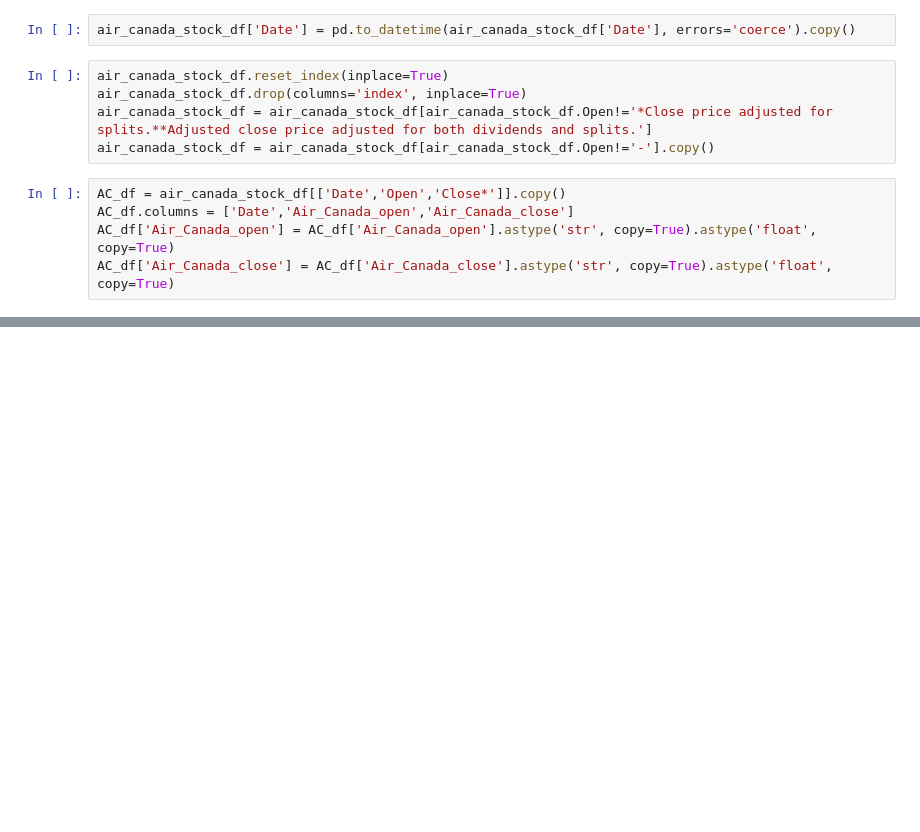
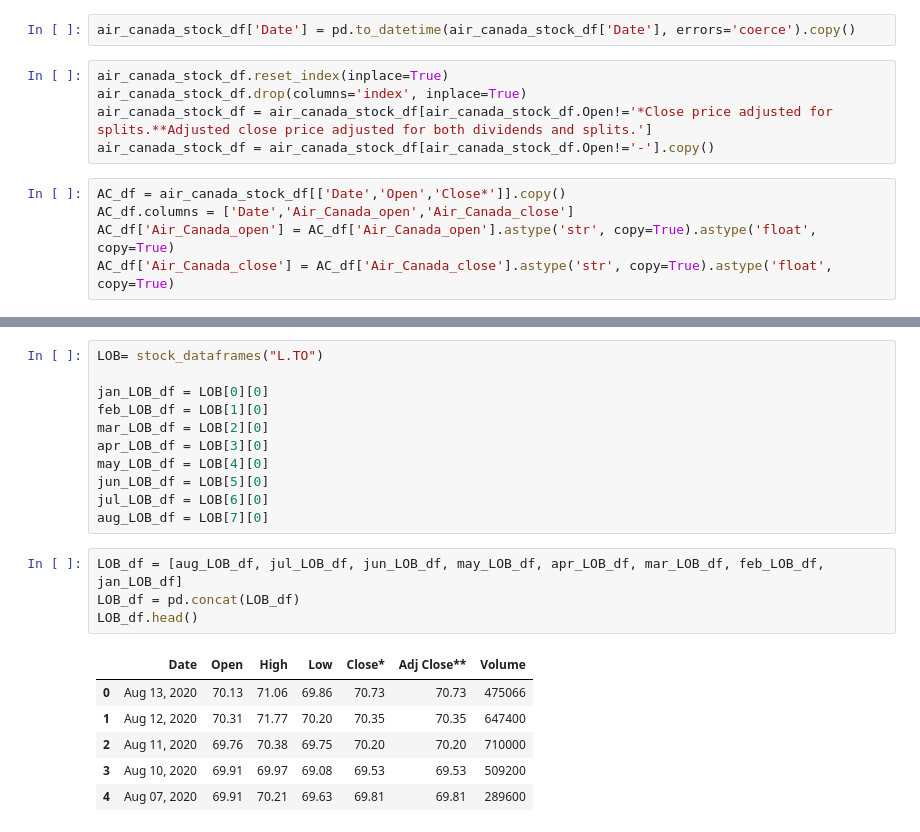
Before and after one commit to angelasivirich/Finance-Yahoo-ETL, a Jupyter notebook: Finance_Yahoo.ipynb, the cells around one changed output, grey strips where cells are left out. Drawn from its saved outputs; the diff is of its cells as text; blank space fills up the shorter version.

```diff
--- a/Finance_Yahoo.ipynb
+++ b/Finance_Yahoo.ipynb
@@ -188,0 +241,22 @@ AC_df.head()
+# %%
+LOB= stock_dataframes("L.TO")
+
+jan_LOB_df = LOB[0][0]
+feb_LOB_df = LOB[1][0]
+mar_LOB_df = LOB[2][0]
+apr_LOB_df = LOB[3][0]
+may_LOB_df = LOB[4][0]
+jun_LOB_df = LOB[5][0]
+jul_LOB_df = LOB[6][0]
+aug_LOB_df = LOB[7][0]
+# %%
+LOB_df = [aug_LOB_df, jul_LOB_df, jun_LOB_df, may_LOB_df, apr_LOB_df, mar_LOB_df, feb_LOB_df, jan_LOB_df]
+LOB_df = pd.concat(LOB_df)
+LOB_df.head()
+# %% [output]
+|  | Date | Open | High | Low | Close* | Adj Close** | Volume |
+| 0 | Aug 13, 2020 | 70.13 | 71.06 | 69.86 | 70.73 | 70.73 | 475066 |
+| 1 | Aug 12, 2020 | 70.31 | 71.77 | 70.20 | 70.35 | 70.35 | 647400 |
+| 2 | Aug 11, 2020 | 69.76 | 70.38 | 69.75 | 70.20 | 70.20 | 710000 |
+| 3 | Aug 10, 2020 | 69.91 | 69.97 | 69.08 | 69.53 | 69.53 | 509200 |
+| 4 | Aug 07, 2020 | 69.91 | 70.21 | 69.63 | 69.81 | 69.81 | 289600 |
```
Also changed, not shown: parts of 24 cells of this notebook.
